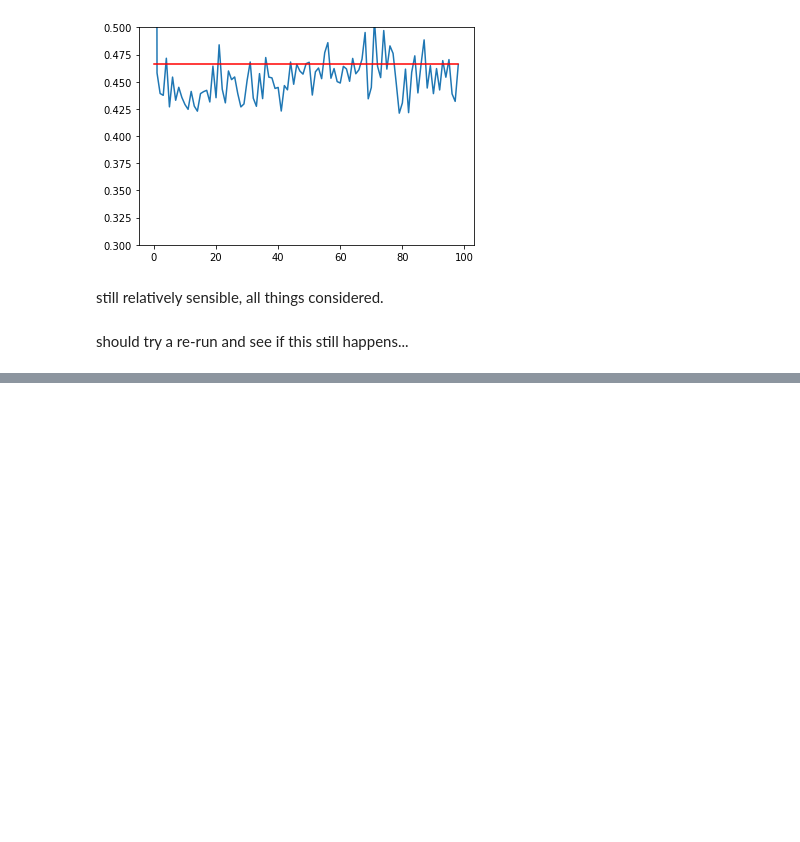
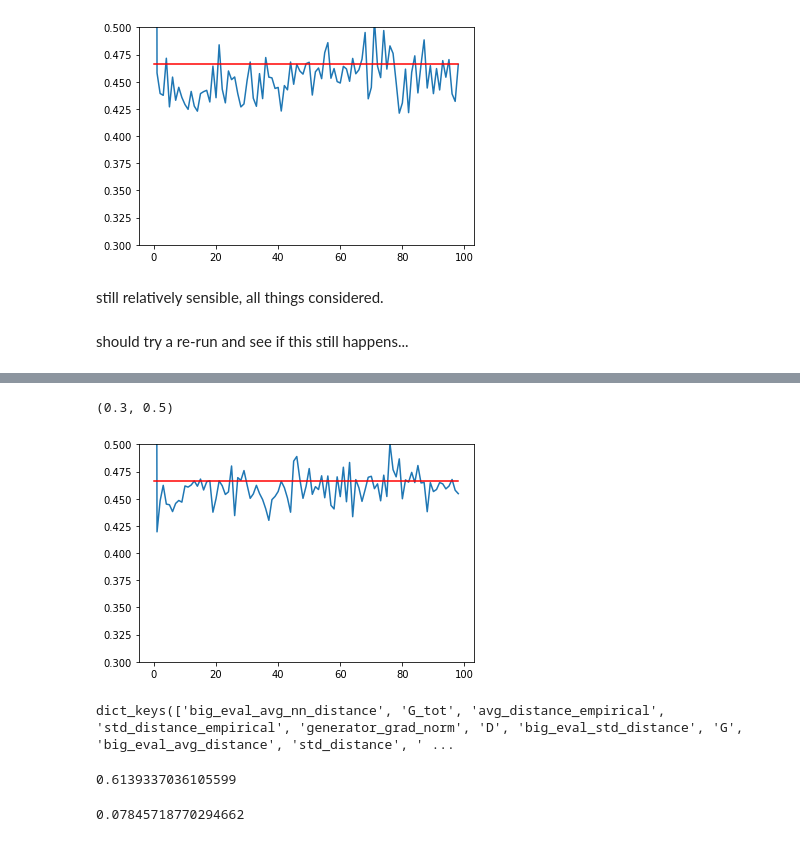
Before and after one commit to henrycharlesworth/PlanGAN, a Jupyter notebook: fetch_proof_of_principle/eval_results_nearbystates.ipynb, the cells around one changed output, grey strips where cells are left out. Saved outputs shown, nothing was run; the diff lists cells and outputs as text; code cells hidden in the pictures; blank space fills up the shorter version.

```diff
--- a/fetch_proof_of_principle/eval_results_nearbystates.ipynb
+++ b/fetch_proof_of_principle/eval_results_nearbystates.ipynb
@@ -831,0 +856,19 @@ should try a re-run and see if this still happens...
+# %%
+plt.plot(losses_7["big_eval_avg_distance"])
+plt.plot([losses_7["avg_distance_empirical"] for _ in range(len(losses_7["big_eval_avg_distance"]))], c="red")
+plt.ylim([0.3,0.5])
+# %% [output]
+(0.3, 0.5)
+[figure, added]
+# %%
+losses_7.keys()
+# %% [output]
+dict_keys(['big_eval_avg_nn_distance', 'G_tot', 'avg_distance_empirical', 'std_distance_empirical', 'generator_grad_norm', 'D', 'big_eval_std_distance', 'G', 'big_eval_avg_distance', 'std_distance', ' ...
+# %%
+np.mean(losses_7["big_eval_avg_nn_distance"][-20:])
+# %% [output]
+0.6139337036105599
+# %%
+np.std(losses_7["big_eval_avg_nn_distance"][-20:])
+# %% [output]
+0.07845718770294662
```
Also changed, not shown: parts of 65 cells of this notebook.
